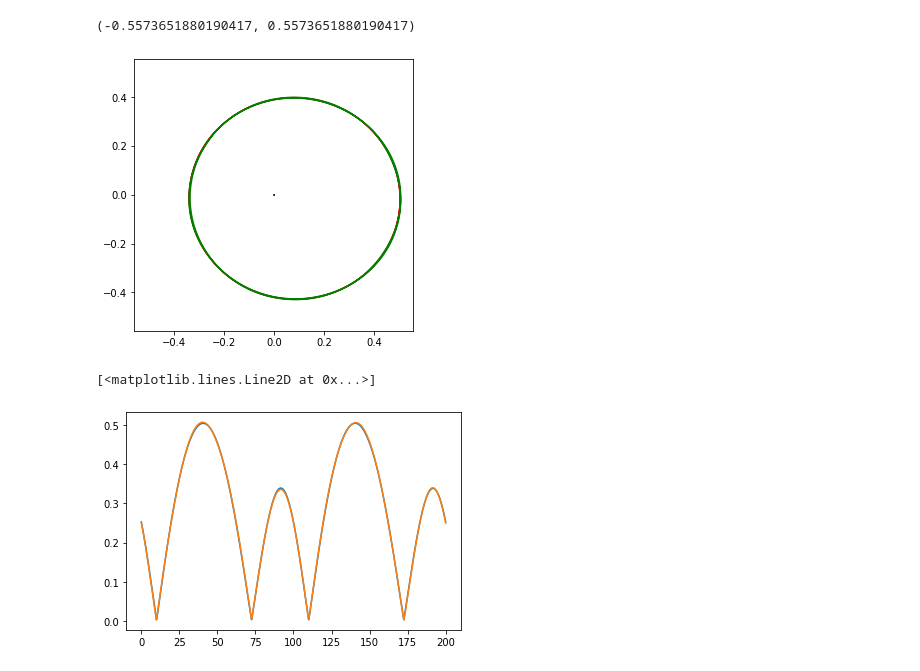
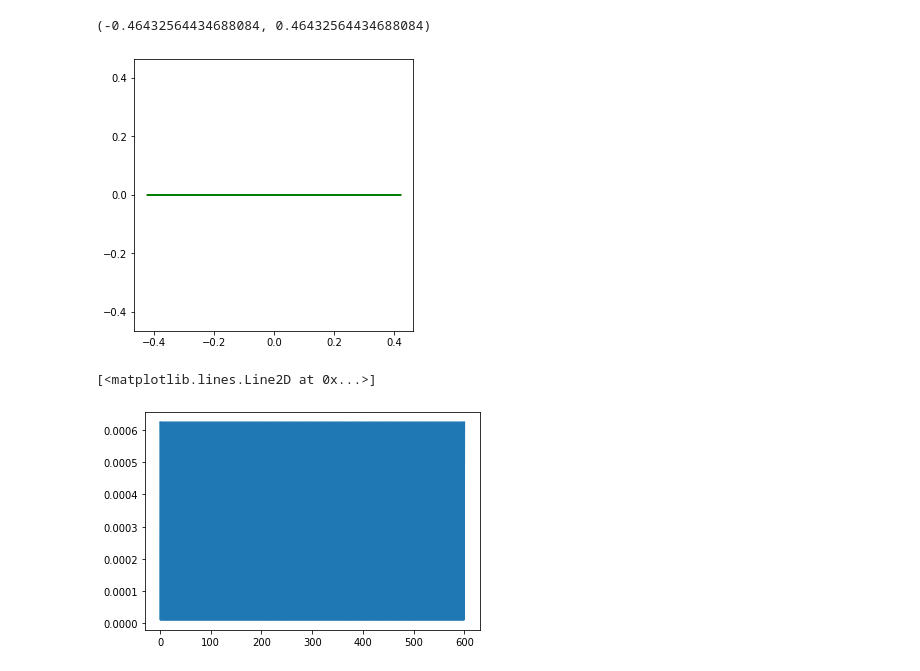
Before and after one commit to tagordon/dynamoon, a Jupyter notebook: kepler/Untitled.ipynb, the cells around one changed output. Cells and saved outputs as stored; diff of their text form; code cells hidden in the pictures.

```diff
--- a/kepler/Untitled.ipynb
+++ b/kepler/Untitled.ipynb
@@ -27,22 +27,23 @@ stx, sty, stz = stcoords
 plx, ply, plz = plcoords
 mox, moy, moz = mocoords
 
-pl.plot(stx, stz, color='k')
-pl.plot(plx, plz, color='r')
-pl.plot(mox, moz, color='g')
+pl.plot(stx, sty, color='k')
+pl.plot(plx, ply, color='r')
+pl.plot(mox, moy, color='g')
 
 lims = -1.1*np.max(mox), 1.1*np.max(mox)
 pl.xlim(lims)
 pl.ylim(lims)
 # %% [output]
-(-0.5573651880190417, 0.5573651880190417)
+(-0.46432564434688084, 0.46432564434688084)
-[figure, old version]
+[figure, new version]
 # %%
-dpl, dmo = sys.sky_projected_distance(t)
+dpl, dmo, dplmo = sys.sky_projected_distance(t)
 
-pl.plot(t, dpl)
-pl.plot(t, dmo)
+#pl.plot(t, dpl)
+#pl.plot(t, dmo)
+pl.plot(t, dplmo)
 # %% [output]
 [<matplotlib.lines.Line2D at 0x...>]
-[figure, old version]
+[figure, new version]
 # %%
```
Also changed, not shown: parts of 4 cells of this notebook, 3 other files.
